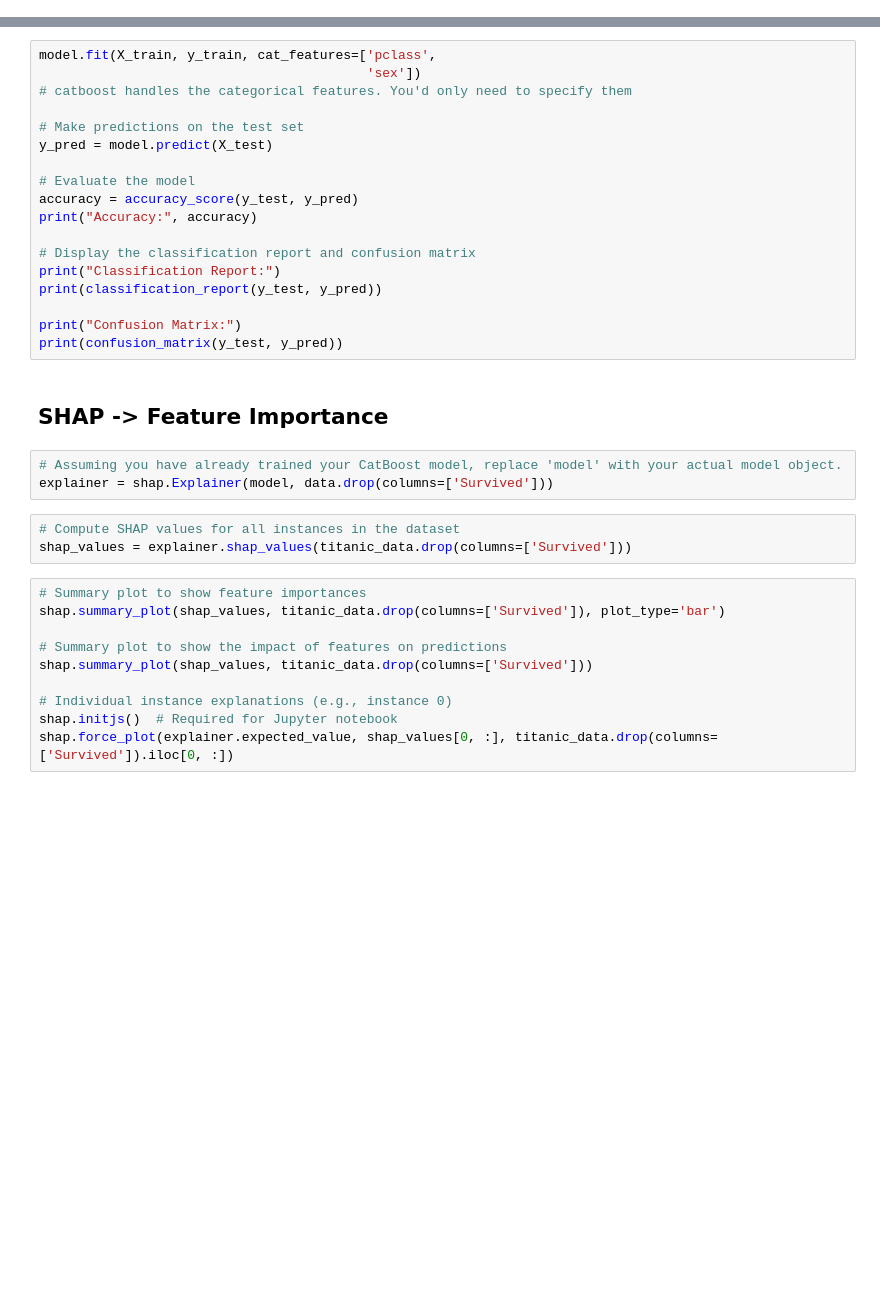
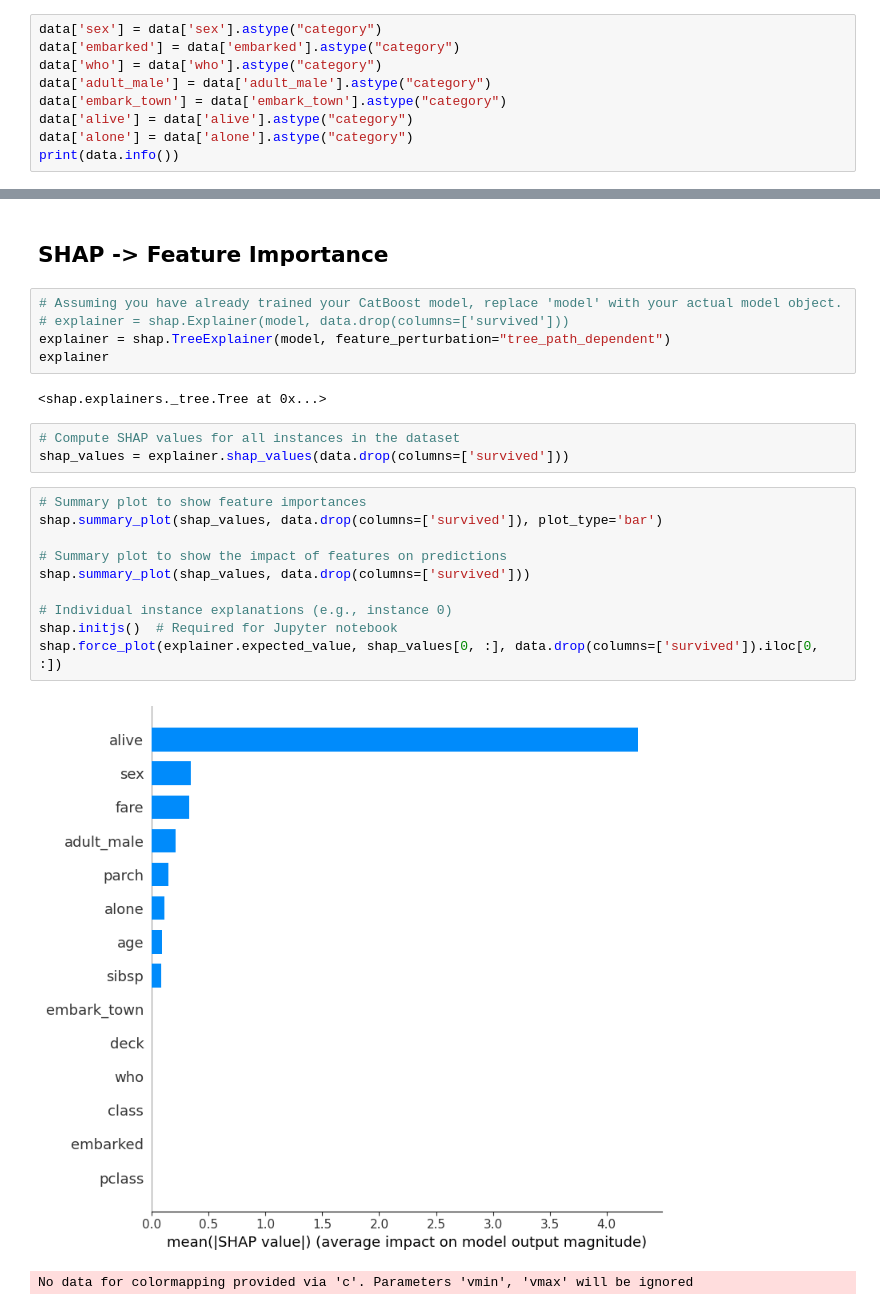
Before and after one commit to giorgiomondauto/NLP_LEO, a Jupyter notebook: assignment/MLProject.ipynb, the cells around one changed output, grey strips where cells are left out. Saved outputs shown, nothing was run; the diff lists cells and outputs as text; blank space fills up the shorter version.

```diff
--- a/assignment/MLProject.ipynb
+++ b/assignment/MLProject.ipynb
@@ -131,0 +181,9 @@ a Kaggle example of catboostclassifier usage: https://www.kaggle.com/prashant111
+# %%
+data['sex'] = data['sex'].astype("category")
+data['embarked'] = data['embarked'].astype("category")
+data['who'] = data['who'].astype("category")
+data['adult_male'] = data['adult_male'].astype("category")
+data['embark_town'] = data['embark_town'].astype("category")
+data['alive'] = data['alive'].astype("category")
+data['alone'] = data['alone'].astype("category")
+print(data.info())
@@ -231,36 +266,25 @@ You can try to debug the error by setting error_score='raise'.
-# %%
-model.fit(X_train, y_train, cat_features=['pclass',
-                                          'sex'])
-# catboost handles the categorical features. You'd only need to specify them
-
-# Make predictions on the test set
-y_pred = model.predict(X_test)
-
-# Evaluate the model
-accuracy = accuracy_score(y_test, y_pred)
-print("Accuracy:", accuracy)
-
-# Display the classification report and confusion matrix
-print("Classification Report:")
-print(classification_report(y_test, y_pred))
-
-print("Confusion Matrix:")
-print(confusion_matrix(y_test, y_pred))
 # %% [markdown]
 ## SHAP -> Feature Importance
 # %%
 # Assuming you have already trained your CatBoost model, replace 'model' with your actual model object.
-explainer = shap.Explainer(model, data.drop(columns=['Survived']))
+# explainer = shap.Explainer(model, data.drop(columns=['survived']))
+explainer = shap.TreeExplainer(model, feature_perturbation="tree_path_dependent")
+explainer
+# %% [output]
+<shap.explainers._tree.Tree at 0x...>
 # %%
 # Compute SHAP values for all instances in the dataset
-shap_values = explainer.shap_values(titanic_data.drop(columns=['Survived']))
+shap_values = explainer.shap_values(data.drop(columns=['survived']))
 # %%
 # Summary plot to show feature importances
-shap.summary_plot(shap_values, titanic_data.drop(columns=['Survived']), plot_type='bar')
+shap.summary_plot(shap_values, data.drop(columns=['survived']), plot_type='bar')
 
 # Summary plot to show the impact of features on predictions
-shap.summary_plot(shap_values, titanic_data.drop(columns=['Survived']))
+shap.summary_plot(shap_values, data.drop(columns=['survived']))
 
 # Individual instance explanations (e.g., instance 0)
 shap.initjs()  # Required for Jupyter notebook
-shap.force_plot(explainer.expected_value, shap_values[0, :], titanic_data.drop(columns=['Survived']).iloc[0, :])
+shap.force_plot(explainer.expected_value, shap_values[0, :], data.drop(columns=['survived']).iloc[0, :])
+# %% [output]
+[figure, added]
+No data for colormapping provided via 'c'. Parameters 'vmin', 'vmax' will be ignored
```
Also changed, not shown: parts of 11 cells of this notebook.
